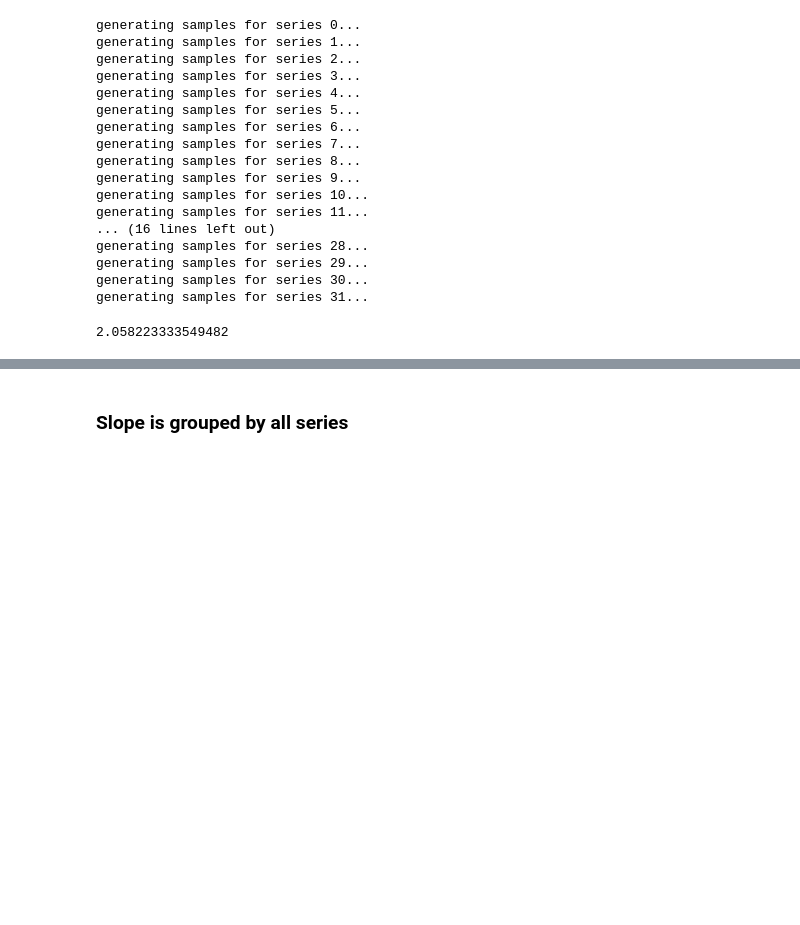
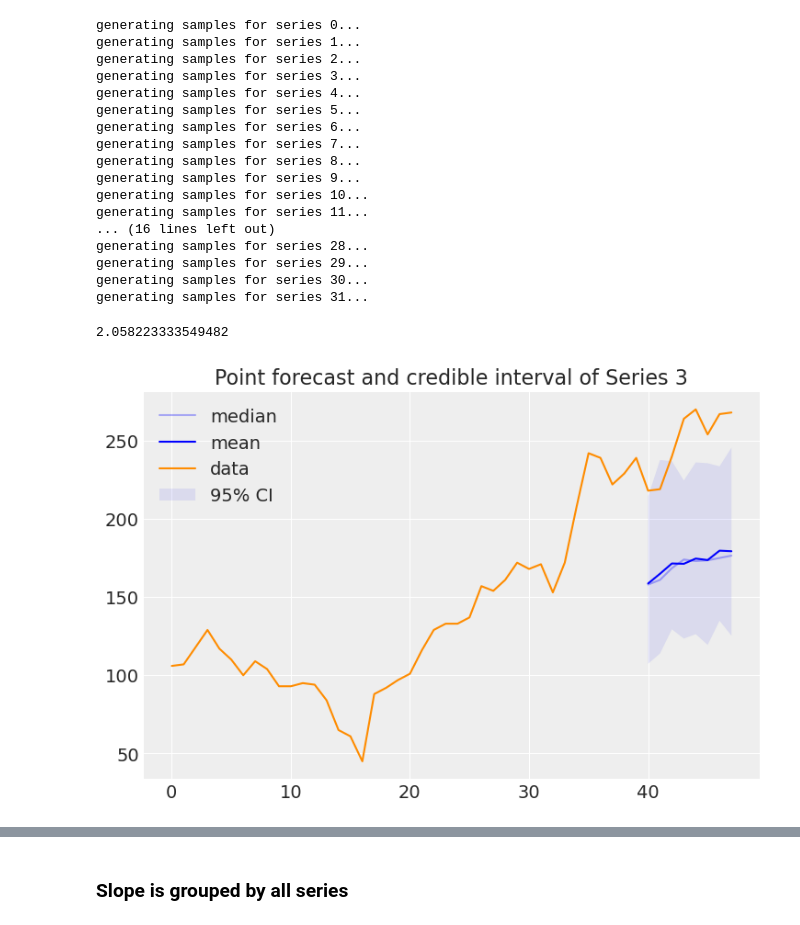
Before and after one commit to luisroque/Time-Series-Statistical-Models-Experiments, a Jupyter notebook: PhD_Results.ipynb, the cells around one changed output, grey strips where cells are left out. Saved outputs shown, nothing was run; the diff lists cells and outputs as text; code cells hidden in the pictures; blank space fills up the shorter version.

```diff
--- a/PhD_Results.ipynb
+++ b/PhD_Results.ipynb
@@ -832,14 +832,16 @@ mase_bottom
 # %%
 series = 3
 
-ci = np.percentile(pred_samples[series]['y_pred%d'%series], axis=0, q=[2.5, 50, 97.5])
+ci = np.percentile(pred_samples[series]['y_pred%d'%series][:,n:n_new], axis=0, q=[2.5, 50, 97.5])
 
 plt.plot(np.arange(40, 48),ci[1] , color='b', alpha=0.3, label='median')
 plt.fill_between(np.arange(40, 48),ci[0], ci[2], alpha=0.1, label='95% CI')
-plt.plot(np.arange(40, 48),np.mean(pred_samples[series]['y_pred%d'%series], axis=0), color='b', label='mean')
+plt.plot(np.arange(40, 48),np.mean(pred_samples[series]['y_pred%d'%series][:,n:n_new], axis=0), color='b', label='mean')
 plt.plot(y_all[:,series], color='darkorange', label='data')
 plt.title(f'Point forecast and credible interval of Series {series}')
 plt.legend();
+# %% [output]
+[figure, added]
 # %%
 #Problematic series
 
```
Also changed, not shown: parts of 4 cells of this notebook.
